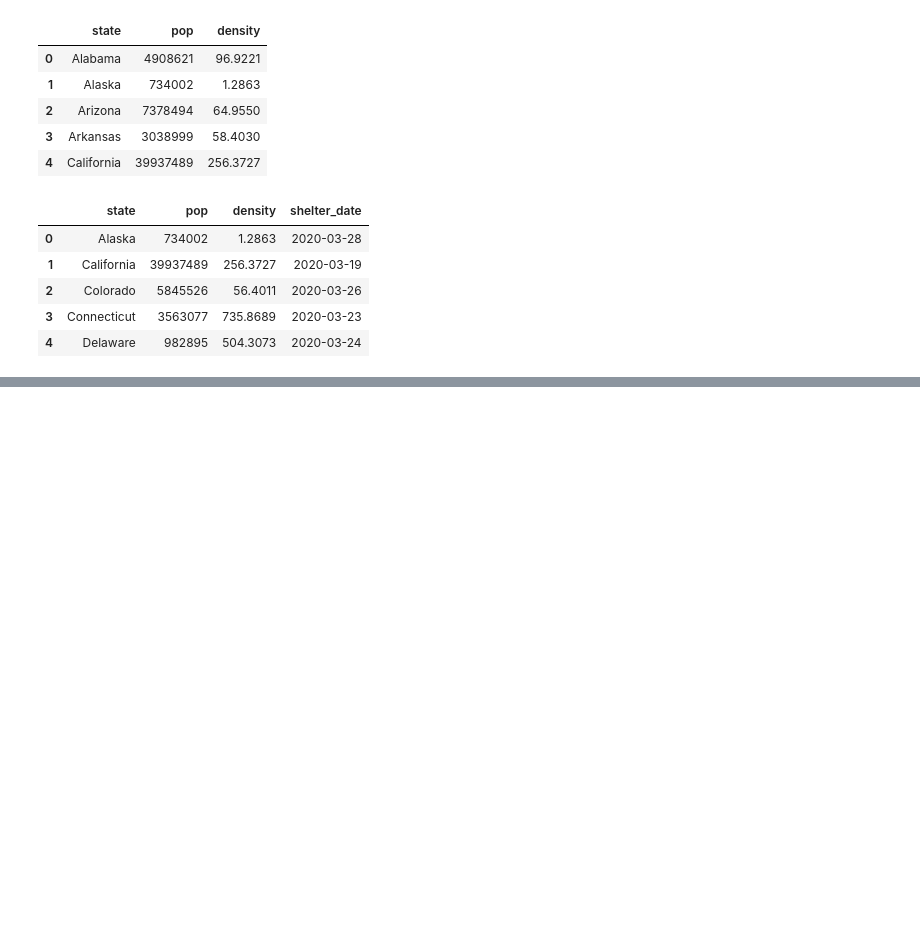
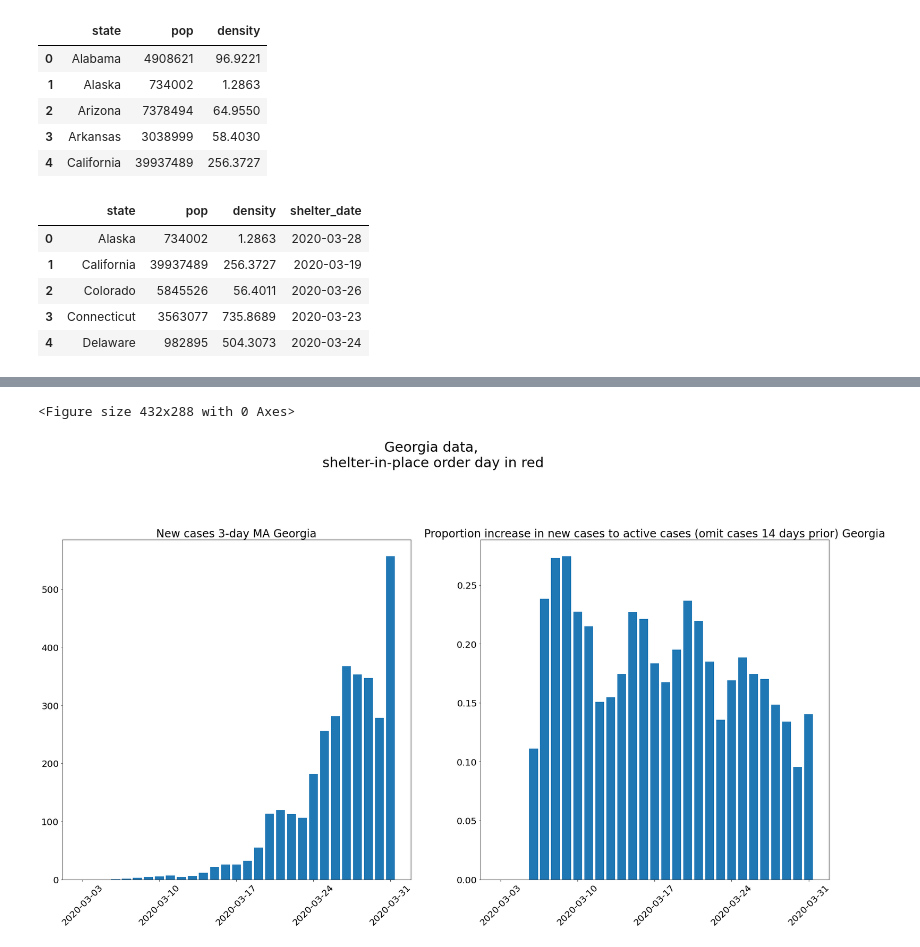
Before and after one commit to rirwin/covid-19-data, a Jupyter notebook: notebooks/covid19.ipynb, the cells around one changed output, grey strips where cells are left out. Cells and saved outputs as stored; diff of their text form; code cells hidden in the pictures; blank space fills up the shorter version.

```diff
--- a/notebooks/covid19.ipynb
+++ b/notebooks/covid19.ipynb
@@ -204,0 +258,5 @@ plot_county_and_state('San Francisco', 'California', 'deaths')
+# %%
+plot_state_stats_spread_rate('Georgia')
+# %% [output]
+<Figure size 432x288 with 0 Axes>
+[figure, added]
```
Also changed, not shown: parts of 11 cells of this notebook.
